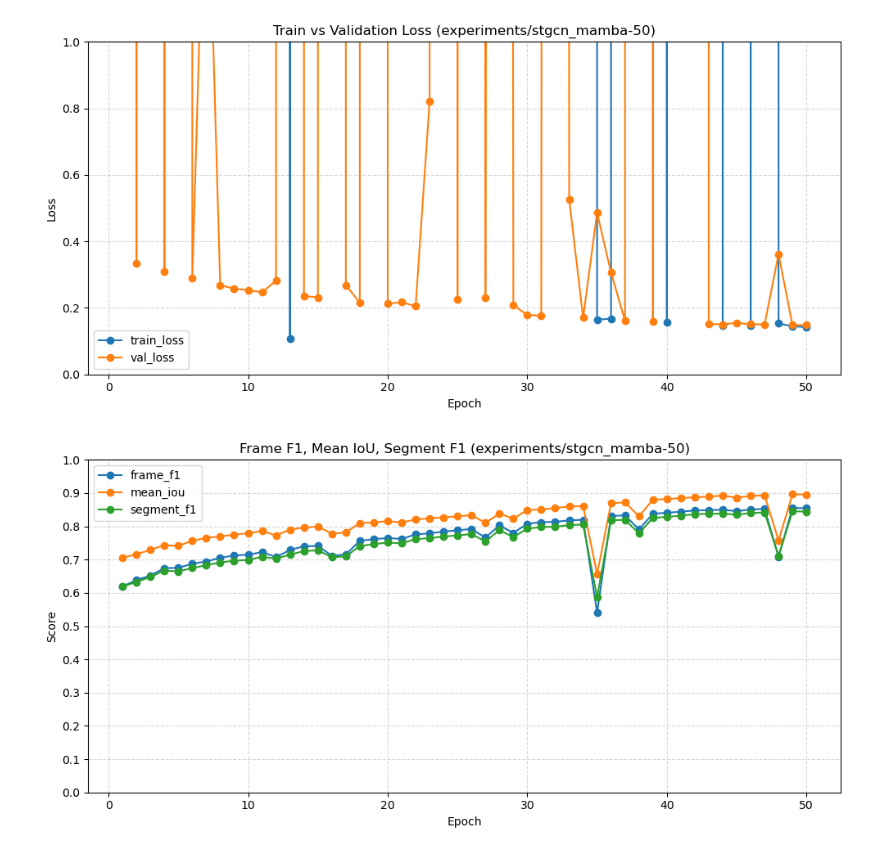
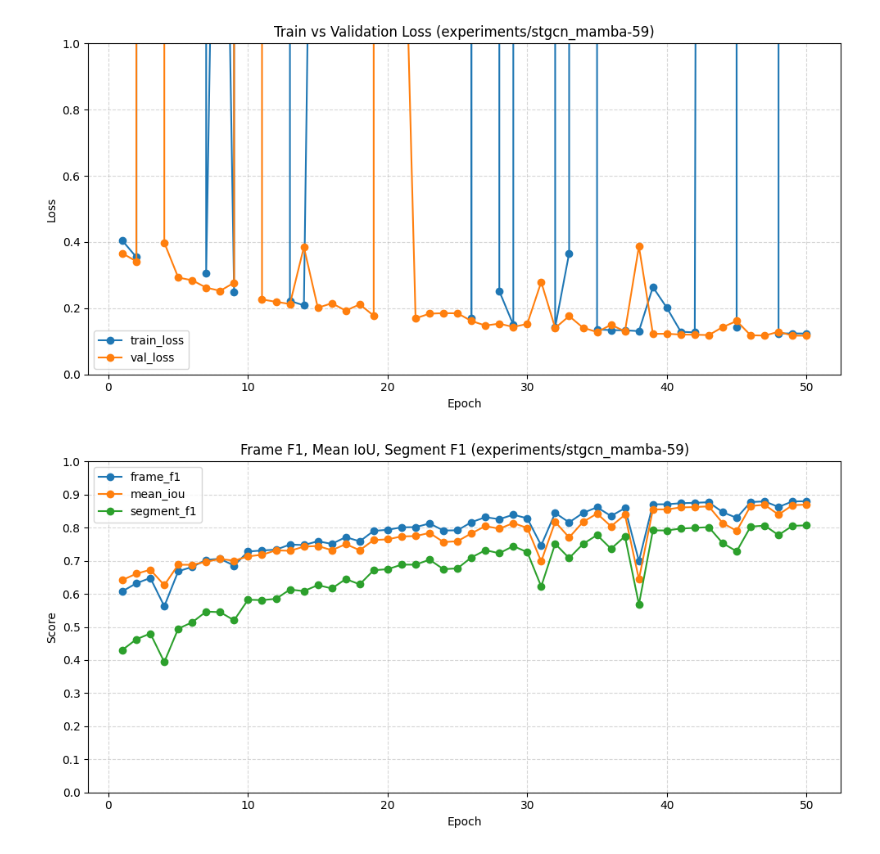
Before and after one commit to genkimats/Sign-Segmentation, a Jupyter notebook: tools.ipynb, the cells around one changed output. Cells and saved outputs as stored; diff of their text form; code cells hidden in the pictures.

```diff
--- a/tools.ipynb
+++ b/tools.ipynb
@@ -97,7 +97,7 @@ target_model_name = "stgcn_mamba"  # Example: "stgcn_mamba" or "bimamba"
 # --- NEW: MULTIPLE HYPERPARAMETERS DISPLAY OPTION ---
 # Use a list to define all the hyperparameters you want to display as separate columns.
 # If you don't want to display any, just leave it as an empty list: []
-target_hyperparameters = ["loss_function", "window_size", "overlap"]
+target_hyperparameters = ["loss_function", "window_size", "overlap", "tolerance_window"]
 # ----------------------------------------------------
 
 # --- HIGHLIGHT SPECIFIC SUB-DIRECTORIES ---
@@ -123,6 +123,13 @@ def extract_suffix_number(directory_name):
         return int(''.join(filter(str.isdigit, suffix)) or 0)
     except Exception:
         return float('inf')
+
+
+def to_number(value):
+    try:
+        return float(value)
+    except (TypeError, ValueError):
+        return None
 
 # Ensure the experiments directory exists before running
 if os.path.exists(experiments_dir):
@@ -195,7 +202,20 @@ if os.path.exists(experiments_dir):
 
                     # Dynamically add EACH target hyperparameter to the table
                     for hp in target_hyperparameters:
-                        result_dict[f"HP: {hp}"] = hp_values[hp]
+                        if hp == "overlap" and "window_size" in target_hyperparameters:
+                            result_dict[f"HP: {hp}"] = hp_values[hp]
+
+                            window_size_value = hp_values.get("window_size", "N/A")
+                            overlap_value = hp_values.get("overlap", "N/A")
+                            window_size_num = to_number(window_size_value)
+                            overlap_num = to_number(overlap_value)
+
+                            if window_size_num is not None and overlap_num is not None and window_size_num != 0:
+                                result_dict["Overlap ratio"] = f"{round(overlap_num / window_size_num * 100, 1)}%"
+                            else:
+                                result_dict["Overlap ratio"] = "N/A"
+                        else:
+                            result_dict[f"HP: {hp}"] = hp_values[hp]
 
                     # Add description at the very end so it sits on the far right of the table
                     result_dict["Description"] = description
@@ -285,6 +305,6 @@ else:
 # %%
 # Select the specific experiment sub-directory to plot
-selected_subdir = os.path.join("experiments", "stgcn_mamba-54")
+selected_subdir = os.path.join("experiments", "stgcn_mamba-59")
 metrics_file = os.path.join(selected_subdir, "training_metrics.csv")
 
 import matplotlib.pyplot as plt
@@ -304,32 +324,32 @@ for col in ['train_loss', 'val_loss', 'frame_f1', 'mean_iou', 'segment_f1']:
 df = df.sort_values('epoch')
 
 # Plot 1: train_loss and val_loss
 plt.figure(figsize=(10, 5))
 plt.plot(df['epoch'], df['train_loss'], marker='o', label='train_loss')
 plt.plot(df['epoch'], df['val_loss'], marker='o', label='val_loss')
 plt.title(f"Train vs Validation Loss ({selected_subdir})")
 plt.xlabel('Epoch')
 plt.ylabel('Loss')
 plt.ylim(0, 1)
 plt.legend()
 plt.grid(True, linestyle='--', alpha=0.5)
 plt.tight_layout()
 plt.show()
 
 # Plot 2: frame_f1, mean_iou, segment_f1
 plt.figure(figsize=(10, 5))
 plt.plot(df['epoch'], df['frame_f1'], marker='o', label='frame_f1')
 plt.plot(df['epoch'], df['mean_iou'], marker='o', label='mean_iou')
 plt.plot(df['epoch'], df['segment_f1'], marker='o', label='segment_f1')
 plt.title(f"Frame F1, Mean IoU, Segment F1 ({selected_subdir})")
 plt.xlabel('Epoch')
 plt.ylabel('Score')
 plt.ylim(0, 1)
 plt.yticks(np.arange(0, 1.1, 0.1))
 plt.legend()
 plt.grid(True, linestyle='--', alpha=0.5)
 plt.tight_layout()
 plt.show()
 # %% [output]
-[figure, old version]
+[figure, new version]
-[figure, old version]
+[figure, new version]
```
Also changed, not shown: parts of 2 cells of this notebook, 1 other file.
